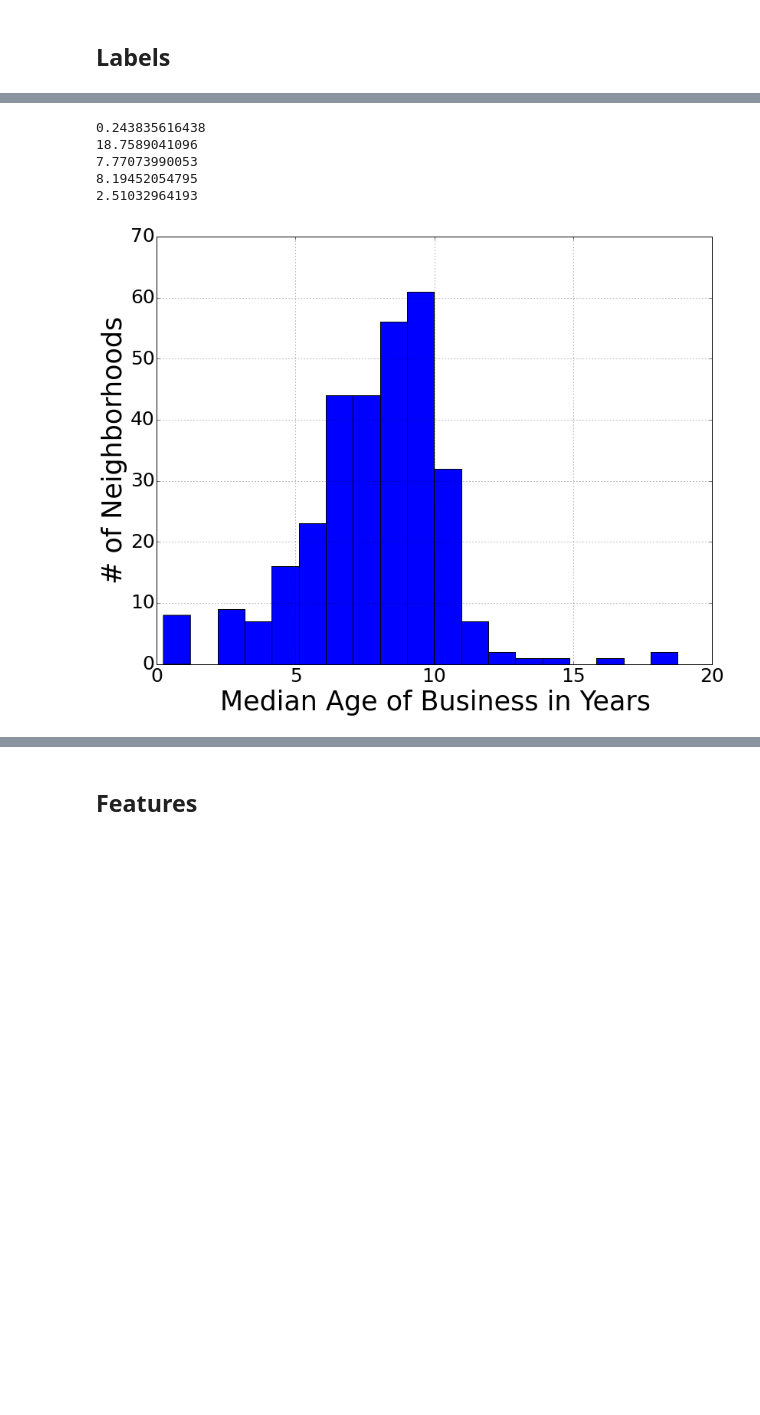
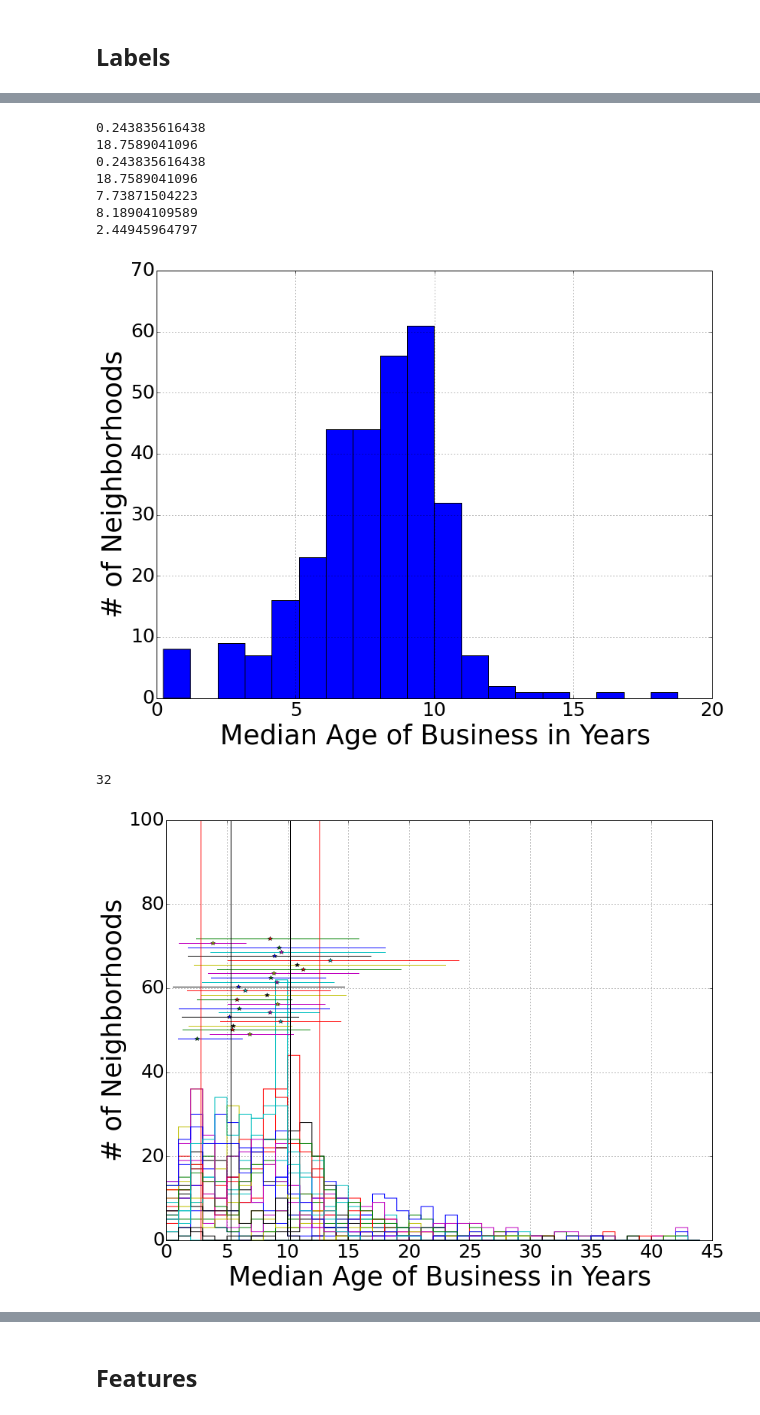
Before and after one commit to jmsilverman/insight_project, a Jupyter notebook: build_features_labels2.ipynb, the cells around one changed output, grey strips where cells are left out. Cells and saved outputs as stored; diff of their text form; code cells hidden in the pictures; blank space fills up the shorter version.

```diff
--- a/build_features_labels2.ipynb
+++ b/build_features_labels2.ipynb
@@ -54,16 +99,52 @@ plt.tick_params(axis='both', which='major', labelsize=25)
 # print some stats of ages
 print min(tracts_age/365)
 print max(tracts_age/365)
+print min(median_days_open/365)
+print max(median_days_open/365)
 print np.mean(tracts_age/365)
 print np.median(tracts_age/365)
 print np.std(tracts_age/365)
 # %% [output]
 0.243835616438
 18.7589041096
-7.77073990053
-8.19452054795
-2.51032964193
+0.243835616438
+18.7589041096
+7.73871504223
+8.18904109589
+2.44945964797
-[figure, old version]
+[figure, new version]
+# %%
+plt.figure(figsize=(13, 10))
+n = 0
+# go through each code
+for code in codes:
+    # only look at current code
+    bus_copy = bus.copy()
+    bus_copy = bus_copy[bus_copy.naics_code_simple==code]
+
+    # get median days since creation for each tract
+    tracts_age_copy = bus_copy.groupby('census_tract').median().days_since_creation
+
+    # plot histogram of median days since creation
+    (tracts_age_copy/365).hist(bins=range(0,45), histtype='step', align='mid')
+
+    # plot mean and std
+    plt.plot([np.mean(tracts_age_copy/365)-np.std(tracts_age_copy/365),np.mean(tracts_age_copy/365),np.mean(tracts_age_copy/365)+np.std(tracts_age_copy/365)]\
+             ,[60*((23-n)/58.+.8),60*((23-n)/58.+.8),60*((23-n)/58.+.8)])
+    plt.plot([np.median(tracts_age_copy/365)],[60*((23-n)/58.+.8)],'*')
+    n+=1
+    if np.mean(tracts_age_copy/365) > 14:
+        print code
+plt.plot([np.mean(tracts_age/365)+np.std(tracts_age/365),np.mean(tracts_age/365)+np.std(tracts_age/365)],[0,100],'k')
+plt.plot([np.mean(tracts_age/365)-np.std(tracts_age/365),np.mean(tracts_age/365)-np.std(tracts_age/365)],[0,100],'k')
+plt.plot([np.mean(tracts_age/365)+2*np.std(tracts_age/365),np.mean(tracts_age/365)+2*np.std(tracts_age/365)],[0,100],'r')
+plt.plot([np.mean(tracts_age/365)-2*np.std(tracts_age/365),np.mean(tracts_age/365)-2*np.std(tracts_age/365)],[0,100],'r')
+plt.xlabel('Median Age of Business in Years',fontsize=35)
+plt.ylabel('# of Neighborhoods',fontsize=35)
+plt.tick_params(axis='both', which='major', labelsize=25)
+# %% [output]
+32
+[figure, added]
 # %%
 # scale labels to 0-1
 median_days_open_scaled = (median_days_open-min(median_days_open)) / (max(median_days_open)-min(median_days_open))
```
Also changed, not shown: parts of 13 cells of this notebook, 21 other files.
